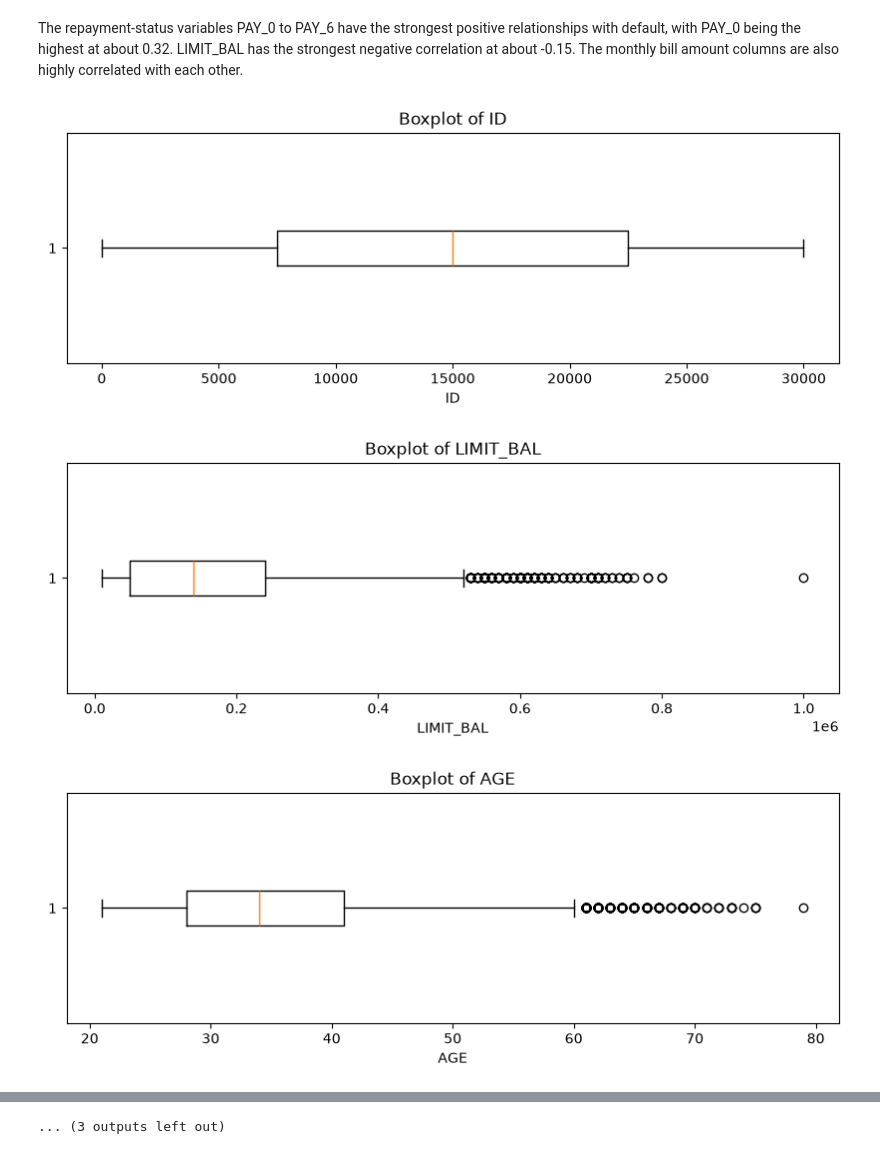
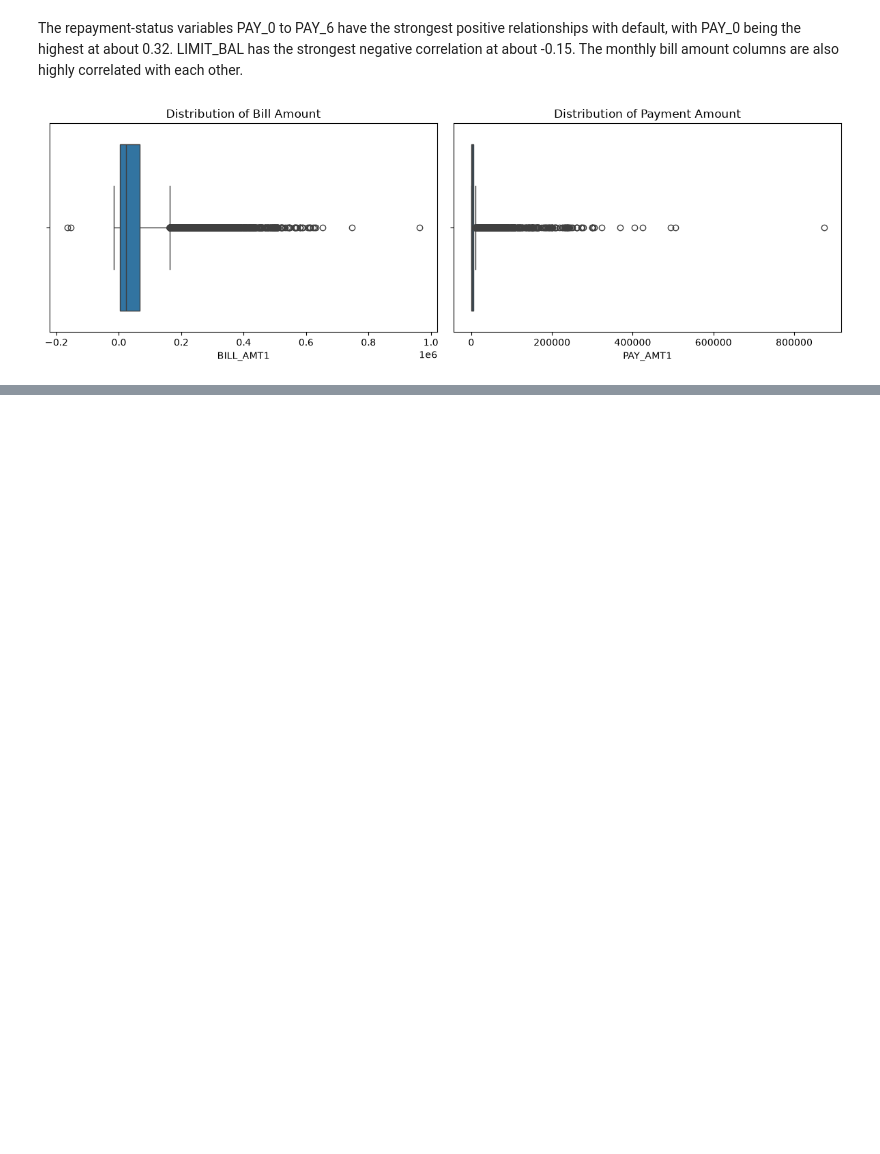
Before and after one commit to MohamedJassim05/CAPSTONE, a Jupyter notebook: 1. Lightning Talk #1/lightning-talk-notebook.ipynb, the cells around one changed output, grey strips where cells are left out. Drawn from its saved outputs; the diff is of its cells as text; code cells hidden in the pictures; blank space fills up the shorter version.

```diff
--- a/1. Lightning Talk #1/lightning-talk-notebook.ipynb
+++ b/1. Lightning Talk #1/lightning-talk-notebook.ipynb
@@ -990,15 +972,15 @@ plt.show()
 # %% [markdown]
 The repayment-status variables PAY_0 to PAY_6 have the strongest positive relationships with default, with PAY_0 being the highest at about 0.32. LIMIT_BAL has the strongest negative correlation at about -0.15. The monthly bill amount columns are also highly correlated with each other.
 # %%
-outlier_columns = numerical_columns
+fig, axes = plt.subplots(1, 2, figsize=(12, 4))
 
-for column in outlier_columns:
-    plt.figure(figsize=(10,3))
-    plt.boxplot(credit[column], orientation='horizontal')
-    plt.title(f'Boxplot of {column}')
-    plt.xlabel(column)
-    plt.show()
+sns.boxplot(x=credit['BILL_AMT1'], ax=axes[0])
+axes[0].set_title('Distribution of Bill Amount')
+
+sns.boxplot(x=credit['PAY_AMT1'], ax=axes[1])
+axes[1].set_title('Distribution of Payment Amount')
+
+plt.tight_layout()
+plt.show()
 # %% [output]
-[figure, old version]
+[figure, new version]
-[figure, removed]
-[figure, removed]
@@ -1014,2 +987 @@ for column in outlier_columns:
-... (3 outputs left out)
 # %%
```
Also changed, not shown: parts of 19 cells of this notebook.
